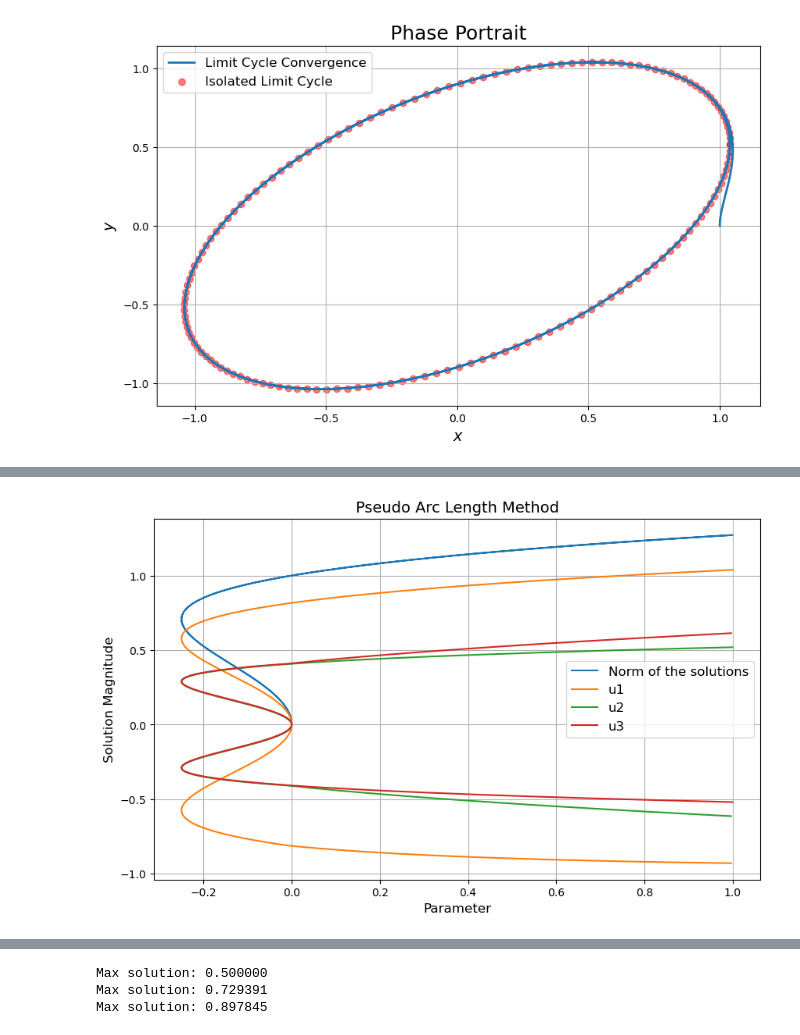
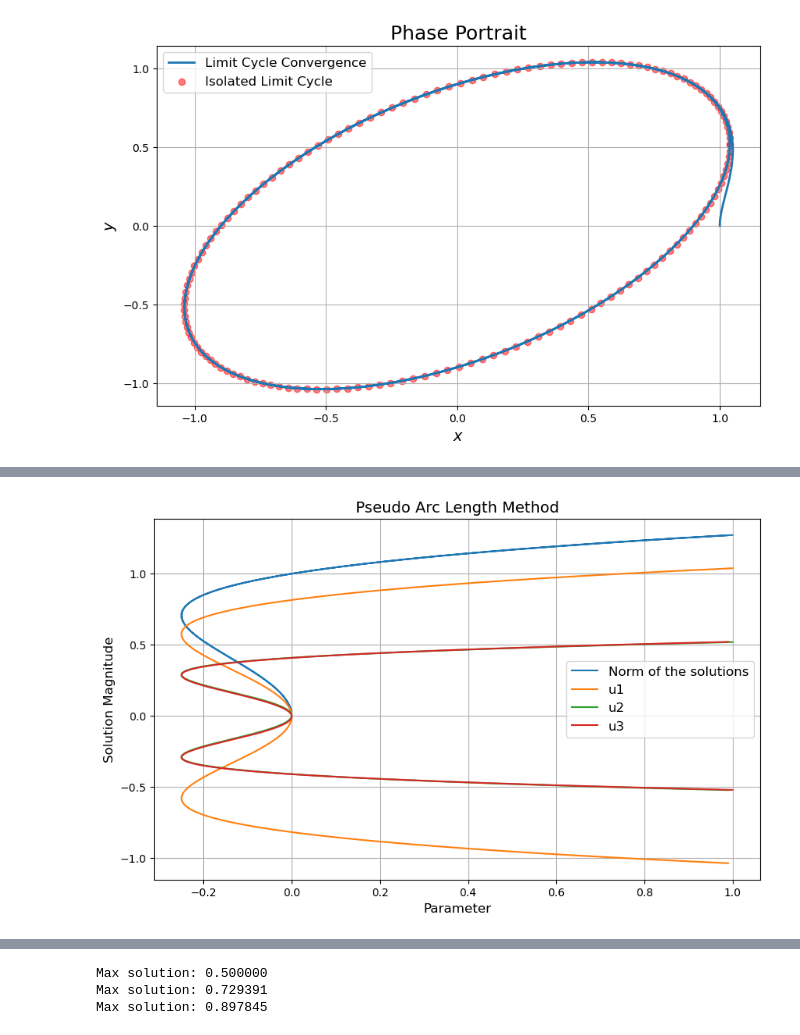
Before and after one commit to edatkinson/Scientific-Computing-3rd-Year-Project, a Jupyter notebook: Work/Report.ipynb, the cells around one changed output, grey strips where cells are left out. Saved outputs shown, nothing was run; the diff lists cells and outputs as text; code cells hidden in the pictures.

```diff
--- a/Work/Report.ipynb
+++ b/Work/Report.ipynb
@@ -15,7 +21,7 @@ import scipy.linalg as LA
 from Equations_Functions import brusselator
 from ode_solver import solve_ode
 
-pars = [3] # B (A is fixed = 1)
+pars = [3, 1] # B (A is fixed = 1)
 y0 = np.array([1, 1])
 T = 20
 t = np.linspace(0, T, 1000)
@@ -147,27 +159,26 @@ The starting point: 1.04, 0.52, -0.52 values and period: 3.63 for the Hopf Bifur
 # %%
 # %%
 
 # (c) For β ≤ 1, from the starting point found in (b) use pseudo-arclength continuation to
 # find the branch of limit cycles that emerge from the Hopf bifurcation at β
 from  numerical_continuation import pseudo_plotter
-x0 = sol #starting point from b)
-par_array = [2]  # parameter value - becomes redundant anyway as we start from max unless there are more parameters
+x0 = sol_lm #starting point from b)
+par_array = [1]  # parameter value - must be the same as Max or Min bounds depending on the direction of the continuation
 par_index = 0
 
 par_pseudo, sol_pseudo = numerical_continuation(hopf_bifurcation_3d,
     'pseudo',
     x0,
     par_array,
     par_index,
     [1, -0.6], #Bounds affect the step size
-    [200, 30], #Max steps: [PAL, Natural]. Also affects the step size
+    [100, 30], #Max steps: [PAL, Natural]
     shoot,
     fsolve,
     phase_condition=phase_condition,
     increase=False)
 
 pseudo_plotter(par_pseudo, sol_pseudo, period=True)
-#Solve_IVP is sometimes better than solve_ode in this case due to squared terms in the equations, means x0, bounds and step size need to be chosen carefully for Solve_ode to work
-#Takes approx. 7mins to run, please be patient
+#Takes approx. 2 mins to run, please be patient
 # %% [output]
-[figure, old version]
+[figure, new version]
```
Also changed, not shown: parts of 17 cells of this notebook, 11 other files.
